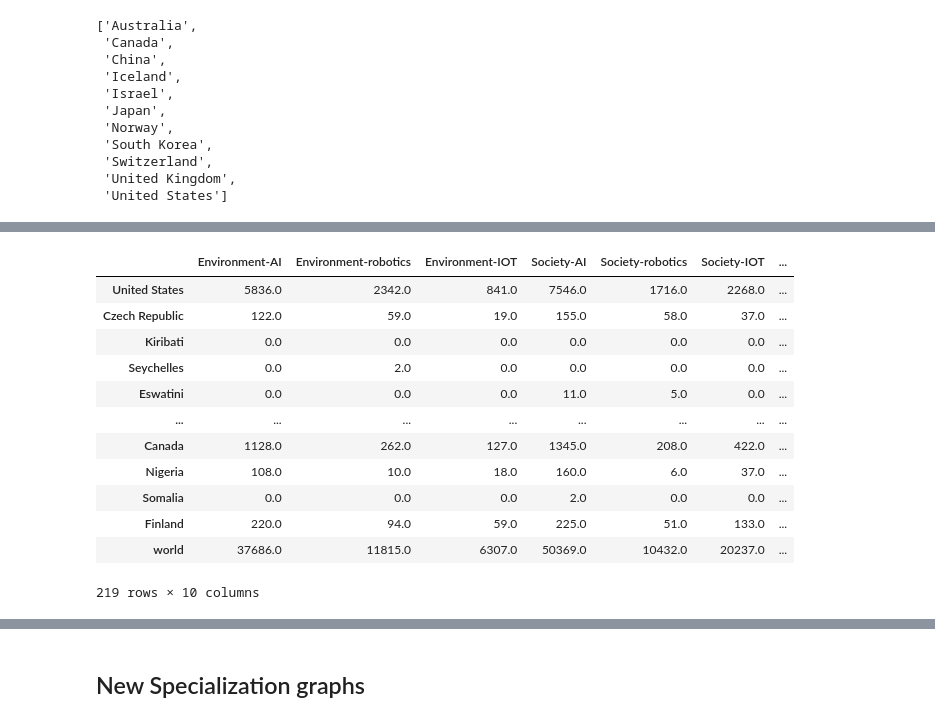
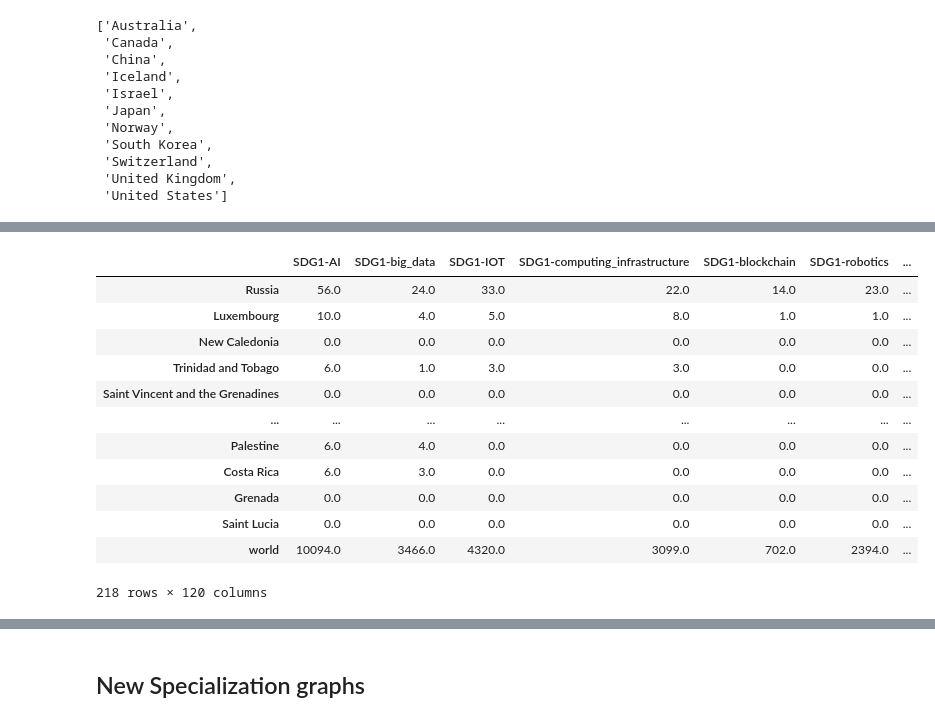
Before and after one commit to KnuxV/SDG, a Jupyter notebook: notebooks/INNOVA3.ipynb, the cells around one changed output, grey strips where cells are left out. Cells and saved outputs as stored; diff of their text form; code cells hidden in the pictures.

```diff
--- a/notebooks/INNOVA3.ipynb
+++ b/notebooks/INNOVA3.ipynb
@@ -289,5 +287,4 @@ for row in df_sdg.itertuples(index=False, name=None):
     lst_actors = cn.split(", ")
     for actor in lst_actors:
         set_countries.add(actor)
-set_countries.add('EU')
 # %% [output]
@@ -567,8 +550,9 @@ lst_dt = ['AI', 'big_data', 'IOT', 'computing_infrastructure', 'blockchain', 'ro
 lst_cat_dt = ['Environment-AI', 'Environment-robotics', 'Environment-IOT',
               'Society-AI', 'Society-robotics', 'Society-IOT',
               'Economy-AI', 'Economy-robotics', 'Economy-IOT']
-df_sdg = pd.read_pickle("../data/dataframes/output/all_sdg_fixed_dst.pkl")
-df_dt = pd.read_pickle("../data/dataframes/DT/dt_updated.pkl")
+lst_sdg_dt = [sdg+"-"+dt for sdg in lst_sdg for dt in lst_dt]
+df_sdg = pd.read_pickle("../data/dataframes/all_sdg_fixed_dst.pkl")
+df_dt = pd.read_pickle("../data/dataframes/dt_updated.pkl")
 
 # Filtering for Journal only
 df_sdg = df_sdg[df_sdg.PT == 'J']
@@ -585,42 +652,39 @@ dic_world = {elem:0 for elem in lst_sdg+lst_cat+lst_dt+lst_cat_dt}
 for row in tqdm(df_sdg.itertuples(index=False, name=None), total=df_sdg.shape[0]):
     lst_actors = row[idx_sdg['CN']].split(", ")
     size_actors = len(lst_actors)
-    sdgs_in_pubs = []
+
     # Country count
     for sdg in lst_sdg:
         if row[idx_sdg[sdg]]:
-            sdgs_in_pubs += sdg
             for actor in lst_actors:
-                dic_world[sdg] += 1
-                dic[actor][sdg] += 1
+                dic[actor][sdg] += 1 / size_actors
     for cat in lst_cat:
         if row[idx_sdg[cat]]:
             for actor in lst_actors:
-                dic_world[cat] += 1
-                dic[actor][cat] += 1
+                dic[actor][cat] += 1 / size_actors
 
 
 # DT dataframe
 for row in tqdm(df_dt.itertuples(index=False, name=None), total=df_dt.shape[0]):
     lst_actors = row[idx_dt['CN']].split(", ")
+    size_actors = len(lst_actors)
     # Country count
     for dt in lst_dt:
         if row[idx_dt[dt]]:
             for actor in lst_actors:
                 if actor in dic:
-                    dic[actor][dt] += 1
-                    dic_world[dt] += 1
+                    dic[actor][dt] += 1 / size_actors
 
 # Intersection
 for row in tqdm(df_sdg_dt.itertuples(index=False, name=None), total=df_sdg_dt.shape[0]):
     # Country count
     lst_actors = row[idx_sdg_dt['CN']].split(", ")
+    size_actors = len(lst_actors)
     for cat in lst_cat:
         if row[idx_sdg_dt[cat]]:
             for dt in lst_dt:
                 if row[idx_sdg_dt[dt]]:
                     for actor in lst_actors:
                         if str(cat) + "-" + str(dt) in lst_cat_dt:
-                            dic_world[str(cat) + "-" + str(dt)] += 1
-                            dic[actor][str(cat) + "-" + str(dt)] += 1
+                            dic[actor][str(cat) + "-" + str(dt)] += 1 / size_actors
 # %% [output]
@@ -724,0 +741,4 @@ df_spec_raw
+# %%
+# Back to main form of spec calculus
+df_spec_raw = pd.DataFrame.from_dict(data=dic, orient="index", columns=lst_sdg+lst_cat+lst_dt+lst_cat_dt+lst_sdg_dt)
+df_spec_raw
@@ -813,20 +880,20 @@ df_spec_raw_sdg
 # %%
-df_spec_raw_sdg_dt = df_spec_raw.loc[:, lst_cat_dt]
+df_spec_raw_sdg_dt = df_spec_raw.loc[:, lst_sdg_dt]
 df_spec_raw_sdg_dt.loc[:, 'tot'] = df_spec_raw_sdg_dt.sum(axis=1)
 df_spec_raw_sdg_dt
 # %% [output]
-|  | Environment-AI | Environment-robotics | Environment-IOT | Society-AI | Society-robotics | Society-IOT | ... |
-| United States | 5836.0 | 2342.0 | 841.0 | 7546.0 | 1716.0 | 2268.0 | ... |
-| Czech Republic | 122.0 | 59.0 | 19.0 | 155.0 | 58.0 | 37.0 | ... |
-| Kiribati | 0.0 | 0.0 | 0.0 | 0.0 | 0.0 | 0.0 | ... |
-| Seychelles | 0.0 | 2.0 | 0.0 | 0.0 | 0.0 | 0.0 | ... |
-| Eswatini | 0.0 | 0.0 | 0.0 | 11.0 | 5.0 | 0.0 | ... |
+|  | SDG1-AI | SDG1-big_data | SDG1-IOT | SDG1-computing_infrastructure | SDG1-blockchain | SDG1-robotics | ... |
+| Russia | 56.0 | 24.0 | 33.0 | 22.0 | 14.0 | 23.0 | ... |
+| Luxembourg | 10.0 | 4.0 | 5.0 | 8.0 | 1.0 | 1.0 | ... |
+| New Caledonia | 0.0 | 0.0 | 0.0 | 0.0 | 0.0 | 0.0 | ... |
+| Trinidad and Tobago | 6.0 | 1.0 | 3.0 | 3.0 | 0.0 | 0.0 | ... |
+| Saint Vincent and the Grenadines | 0.0 | 0.0 | 0.0 | 0.0 | 0.0 | 0.0 | ... |
 | ... | ... | ... | ... | ... | ... | ... | ... |
-| Canada | 1128.0 | 262.0 | 127.0 | 1345.0 | 208.0 | 422.0 | ... |
-| Nigeria | 108.0 | 10.0 | 18.0 | 160.0 | 6.0 | 37.0 | ... |
-| Somalia | 0.0 | 0.0 | 0.0 | 2.0 | 0.0 | 0.0 | ... |
-| Finland | 220.0 | 94.0 | 59.0 | 225.0 | 51.0 | 133.0 | ... |
-| world | 37686.0 | 11815.0 | 6307.0 | 50369.0 | 10432.0 | 20237.0 | ... |
+| Palestine | 6.0 | 4.0 | 0.0 | 0.0 | 0.0 | 0.0 | ... |
+| Costa Rica | 6.0 | 3.0 | 0.0 | 0.0 | 0.0 | 0.0 | ... |
+| Grenada | 0.0 | 0.0 | 0.0 | 0.0 | 0.0 | 0.0 | ... |
+| Saint Lucia | 0.0 | 0.0 | 0.0 | 0.0 | 0.0 | 0.0 | ... |
+| world | 10094.0 | 3466.0 | 4320.0 | 3099.0 | 702.0 | 2394.0 | ... |
-219 rows × 10 columns
+218 rows × 120 columns
 # %%
 lst_df_spec = []
```
Also changed, not shown: parts of 28 cells of this notebook, 25 other files.
